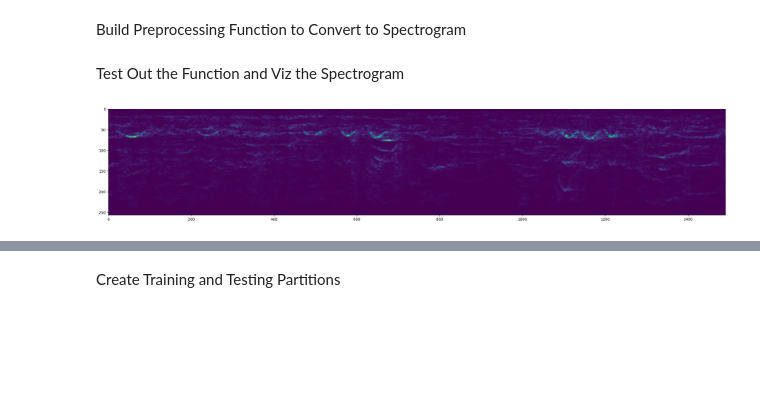
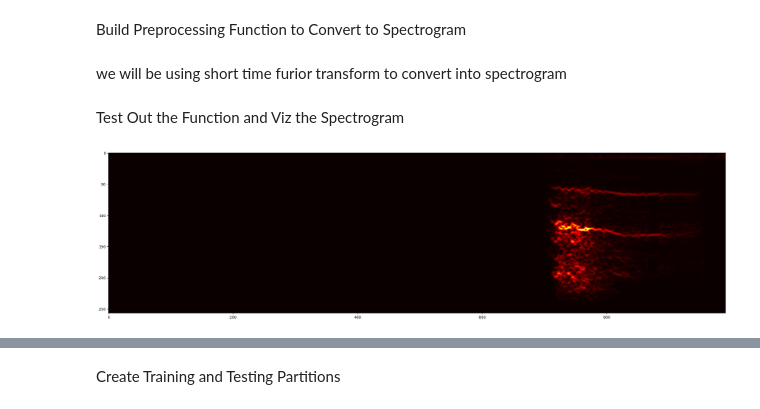
Before and after one commit to anuragdhirubhai/speech_classification_prjct, a Jupyter notebook: catNdog_audiClassifier_usingDL.ipynb, the cells around one changed output, grey strips where cells are left out. Drawn from its saved outputs; the diff is of its cells as text; code cells hidden in the pictures; blank space fills up the shorter version.

```diff
--- a/catNdog_audiClassifier_usingDL.ipynb
+++ b/catNdog_audiClassifier_usingDL.ipynb
@@ -90,6 +94,6 @@ to create a tensorflow dataset
 cat_path = os.path.join('gdrive', 'MyDrive', 'speech_project', 'cats')
 dog_path = os.path.join('gdrive', 'MyDrive', 'speech_project', 'dogs')
 # %%
-import os
-cat_path = '/content/gdrive/MyDrive/speech_project/cats'
-print(os.listdir(cat_path))
+# import os
+# cat_path = '/content/gdrive/MyDrive/speech_project/cats'
+# print(os.listdir(cat_path))
@@ -131,12 +264,20 @@ tf.math.reduce_max(lengths)
 # %% [markdown]
 Build Preprocessing Function to Convert to Spectrogram
+# %% [markdown]
+we will be using short time furior transform to convert into spectrogram
 # %%
-def preprocess(file_path, label):
+def spectr_funct(file_path, label): # we need both file path and label because we will parsing through data which file path and label
+
+    # this will use previously defined function
     wav = load_wav_16k_mono(file_path)
-    wav = wav[:48000]
-    zero_padding = tf.zeros([48000] - tf.shape(wav), dtype=tf.float32)
+    # we will be using first 32000 steps of each signals.
+    wav = wav[:32000]
+    # since not all the signals will have 32000 steps so we are adding zero padding.
+    zero_padding = tf.zeros([32000] - tf.shape(wav), dtype=tf.float32)
+    # we will be concatennating zero padding to our wave file
     wav = tf.concat([zero_padding, wav],0)
     spectrogram = tf.signal.stft(wav, frame_length=320, frame_step=32)
+    #we will be using absolute function to remove any negative value
     spectrogram = tf.abs(spectrogram)
     spectrogram = tf.expand_dims(spectrogram, axis=2)
     return spectrogram, label
@@ -145,10 +286,10 @@ Test Out the Function and Viz the Spectrogram
 # %%
 filepath, label = positives_for_cats.shuffle(buffer_size=10000).as_numpy_iterator().next()
 # %%
-spectrogram, label = preprocess(filepath, label)
+spectrogram, label = spectr_funct(filepath, label)
 # %%
 plt.figure(figsize=(30,20))
-plt.imshow(tf.transpose(spectrogram)[0])
-plt.show()
+plt.imshow(tf.transpose(spectrogram)[0], 'hot')
+plt.show()# for cat sounds
 # %% [output]
-[figure, old version]
+[figure, new version]
```
Also changed, not shown: parts of 58 cells of this notebook.
